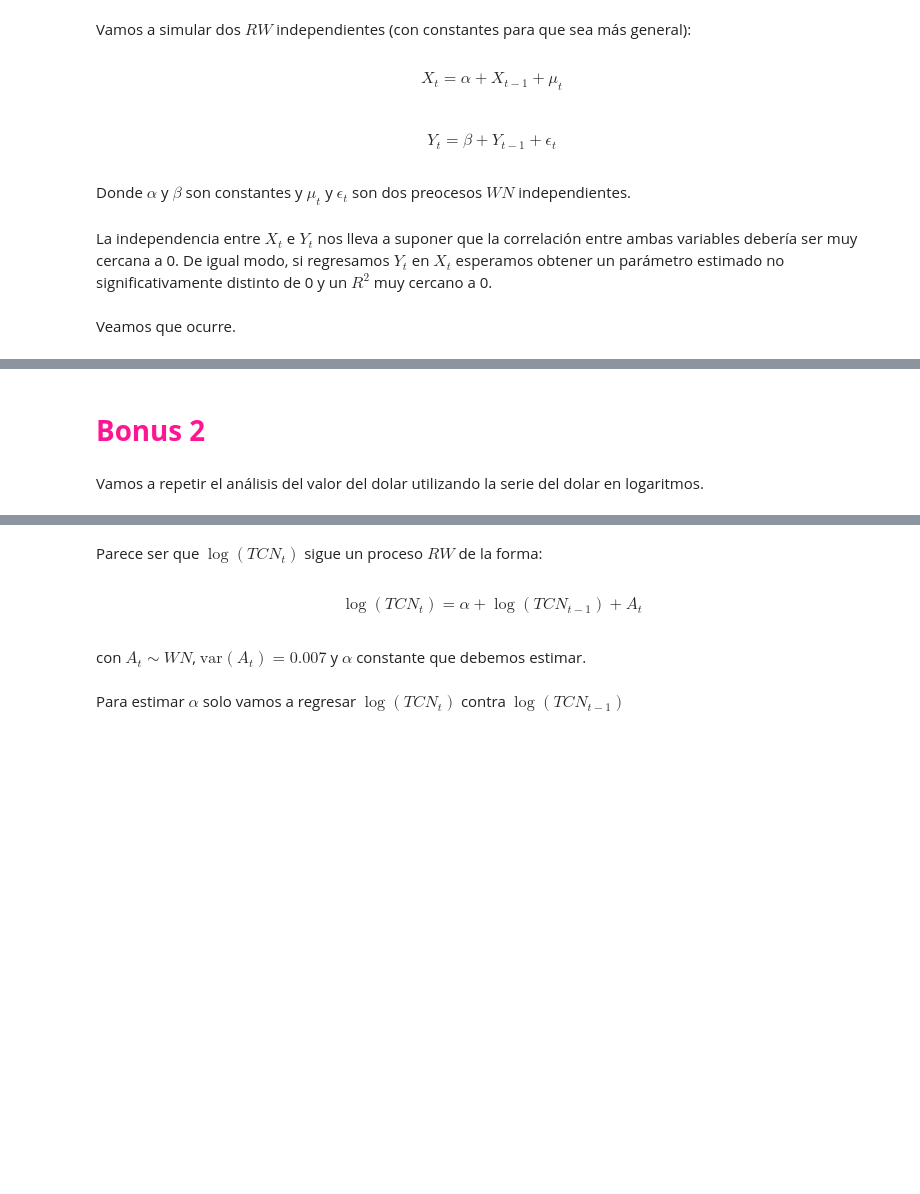
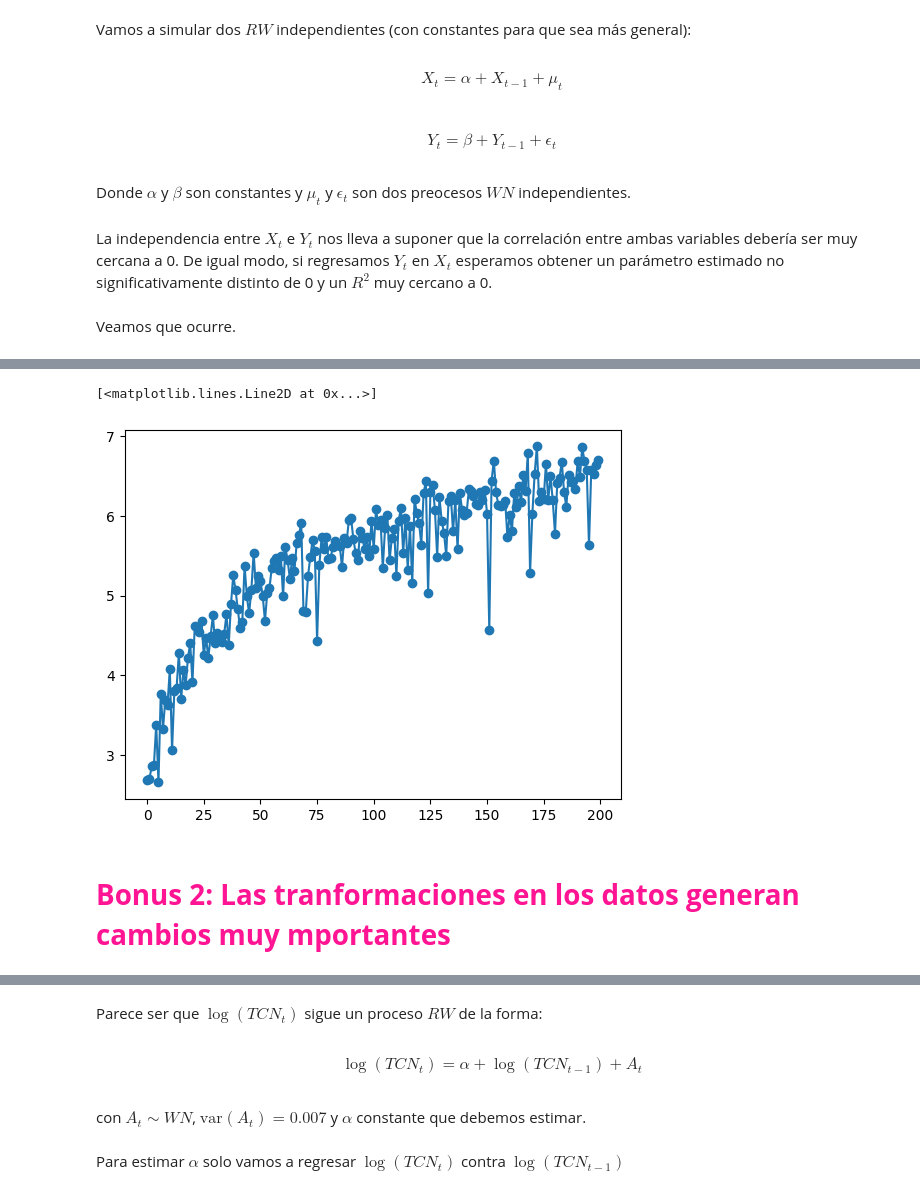
Before and after one commit to cristiandarioortegayubro/BDS, a Jupyter notebook: modulo.07/bds_series_temporales_001_02.ipynb, the cells around one changed output, grey strips where cells are left out. Cells and saved outputs as stored; diff of their text form; code cells hidden in the pictures; blank space fills up the shorter version.

```diff
--- a/modulo.07/bds_series_temporales_001_02.ipynb
+++ b/modulo.07/bds_series_temporales_001_02.ipynb
@@ -496,4 +717,14 @@ res.summary()
+# %%
+l = 0
+
+if l == 0:
+  T = np.log(Z)
+else:
+  T = ((Z ** l)-1)/l
+
+plt.plot(range(len(T)), T, "-o")
+# %% [output]
+[<matplotlib.lines.Line2D at 0x...>]
+[figure, added]
 # %% [markdown]
- # **<font color="DeepPink">Bonus 2</font>**
+ # **<font color="DeepPink">Bonus 2: Las tranformaciones en los datos generan cambios muy mportantes</font>**
-# %% [markdown]
-Vamos a repetir el análisis del valor del dolar utilizando la serie del dolar en logaritmos.
```
Also changed, not shown: parts of 64 cells of this notebook.
